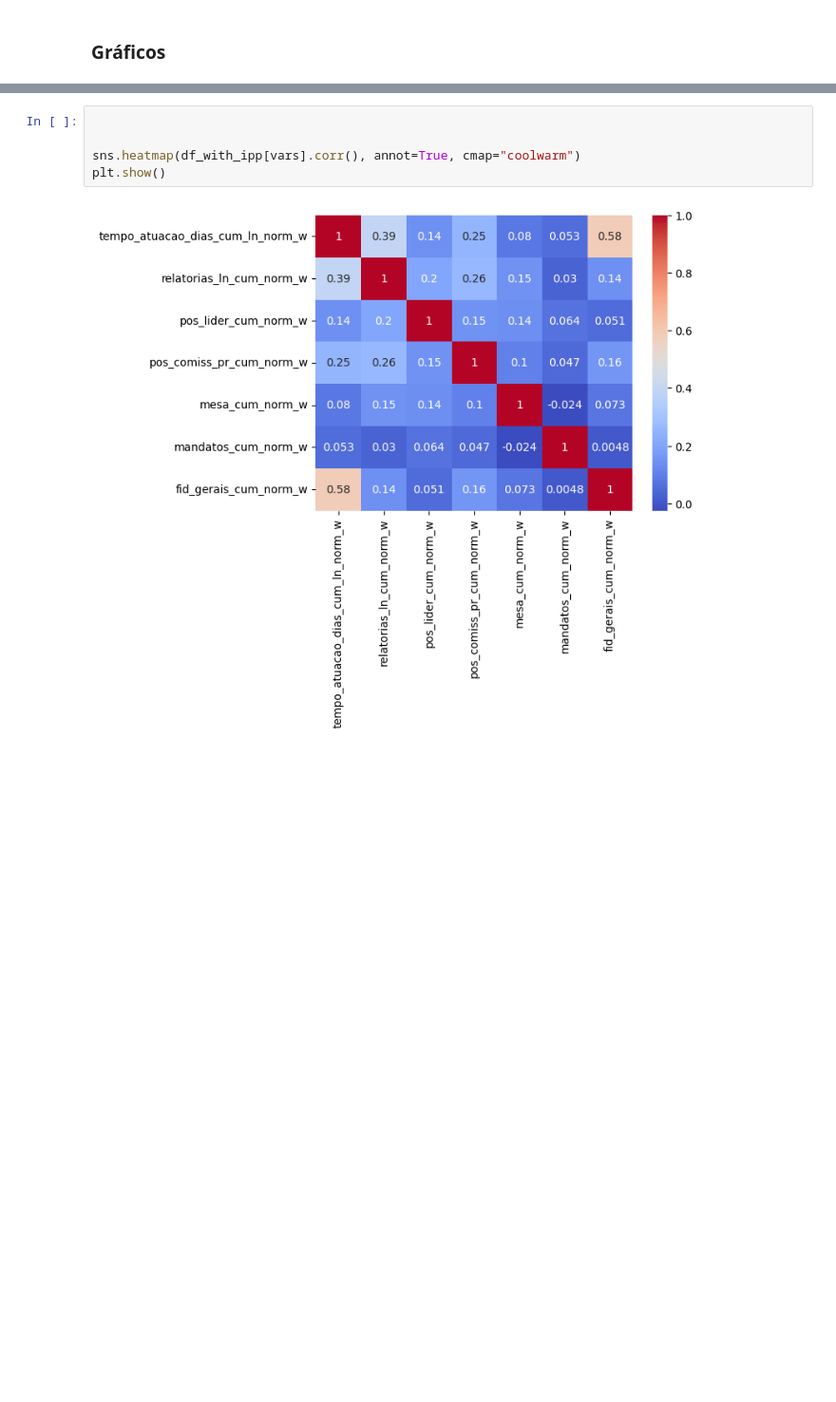
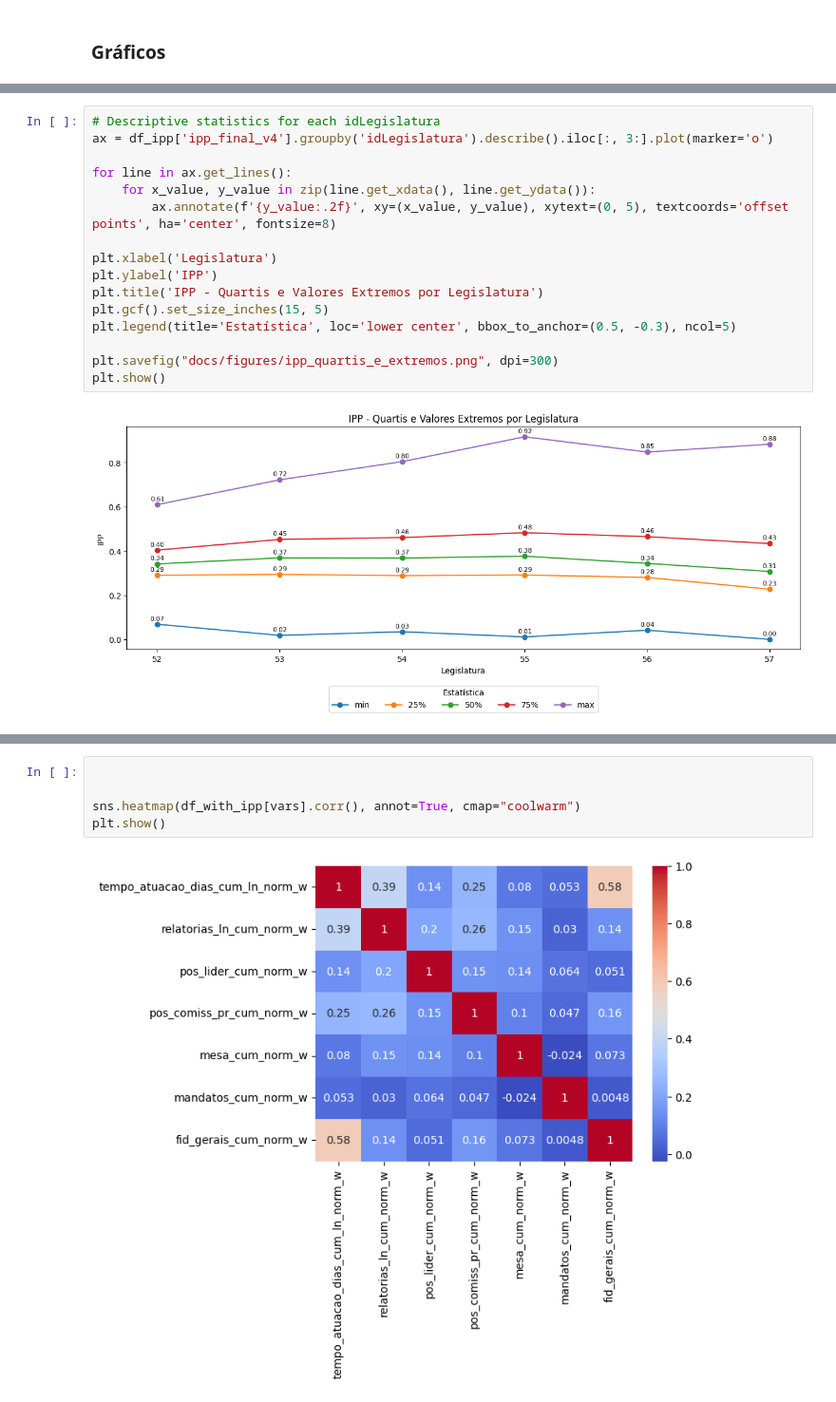
Before and after one commit to AcacioTelechi/redem-index, a Jupyter notebook: indices_calculation.ipynb, the cells around one changed output, grey strips where cells are left out. Shown at 95% size. Cells and saved outputs as stored; diff of their text form; blank space fills up the shorter version.

```diff
--- a/indices_calculation.ipynb
+++ b/indices_calculation.ipynb
@@ -57,3 +48,21 @@ plt.show()
+# %%
+# Descriptive statistics for each idLegislatura
+ax = df_ipp['ipp_final_v4'].groupby('idLegislatura').describe().iloc[:, 3:].plot(marker='o')
+
+for line in ax.get_lines():
+    for x_value, y_value in zip(line.get_xdata(), line.get_ydata()):
+        ax.annotate(f'{y_value:.2f}', xy=(x_value, y_value), xytext=(0, 5), textcoords='offset points', ha='center', fontsize=8)
+
+plt.xlabel('Legislatura')
+plt.ylabel('IPP')
+plt.title('IPP - Quartis e Valores Extremos por Legislatura')
+plt.gcf().set_size_inches(15, 5)
+plt.legend(title='Estatística', loc='lower center', bbox_to_anchor=(0.5, -0.3), ncol=5)
+
+plt.savefig("docs/figures/ipp_quartis_e_extremos.png", dpi=300)
+plt.show()
+# %% [output]
+[figure, added]
 # %%
 import seaborn as sns
 import matplotlib.pyplot as plt
```
Also changed, not shown: parts of 6 cells of this notebook, 10 other files.
